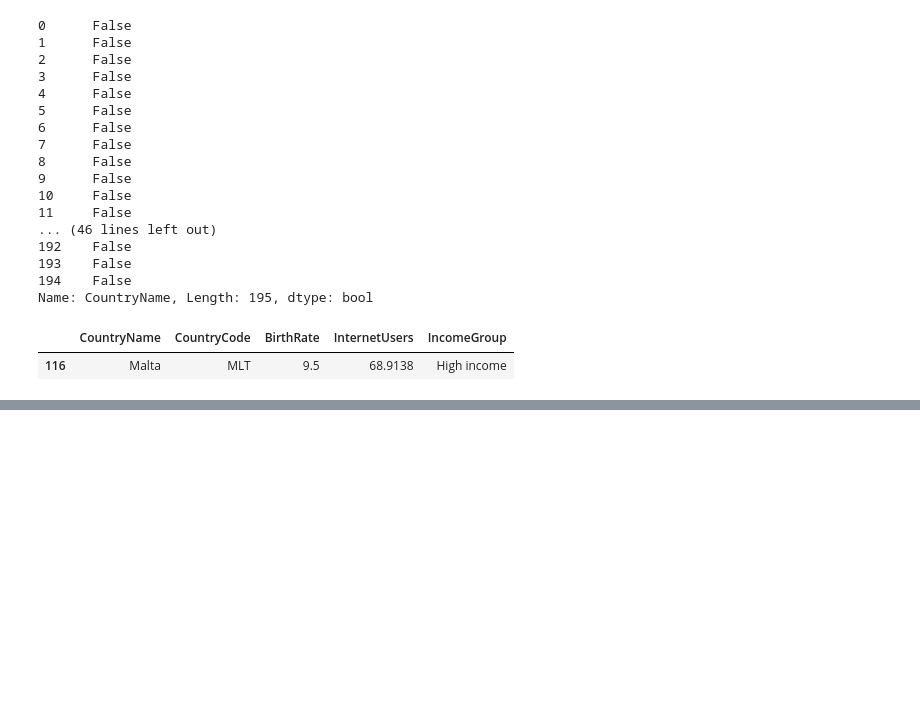
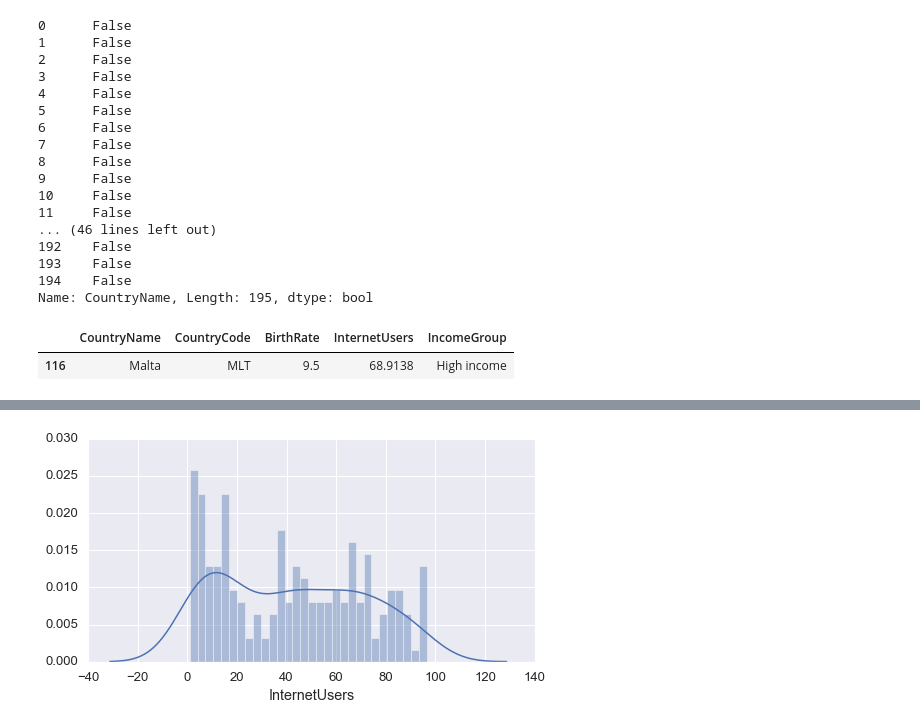
Before and after one commit to moshohel/python-for-data-science, a Jupyter notebook: Data Frames.ipynb, the cells around one changed output, grey strips where cells are left out. Cells and saved outputs as stored; diff of their text form; code cells hidden in the pictures; blank space fills up the shorter version.

Commit message:
.at & .iat, Visualizing with Seaborn, Category data type, add csv files.

```diff
--- a/Data Frames.ipynb
+++ b/Data Frames.ipynb
@@ -646,0 +707,11 @@ stats[stats.CountryName == "Malta"]
+# %%
+import matplotlib.pyplot as plt
+plt.style.use("classic")
+import seaborn as sns
+#sns.set()
+sns.set(style="darkgrid")
+sns.set(font_scale=1.2)
+%matplotlib inline
+plt.rcParams['figure.figsize'] = 8,4
+import warnings
+warnings.filterwarnings('ignore')
@@ -646,0 +727,5 @@ stats[stats.CountryName == "Malta"]
+# %%
+#Distribuation:
+vis1 = sns.distplot(stats["InternetUsers"], bins=30)
+# %% [output]
+[figure, added]
```
Also changed, not shown: parts of 30 cells of this notebook, 4 other files.
